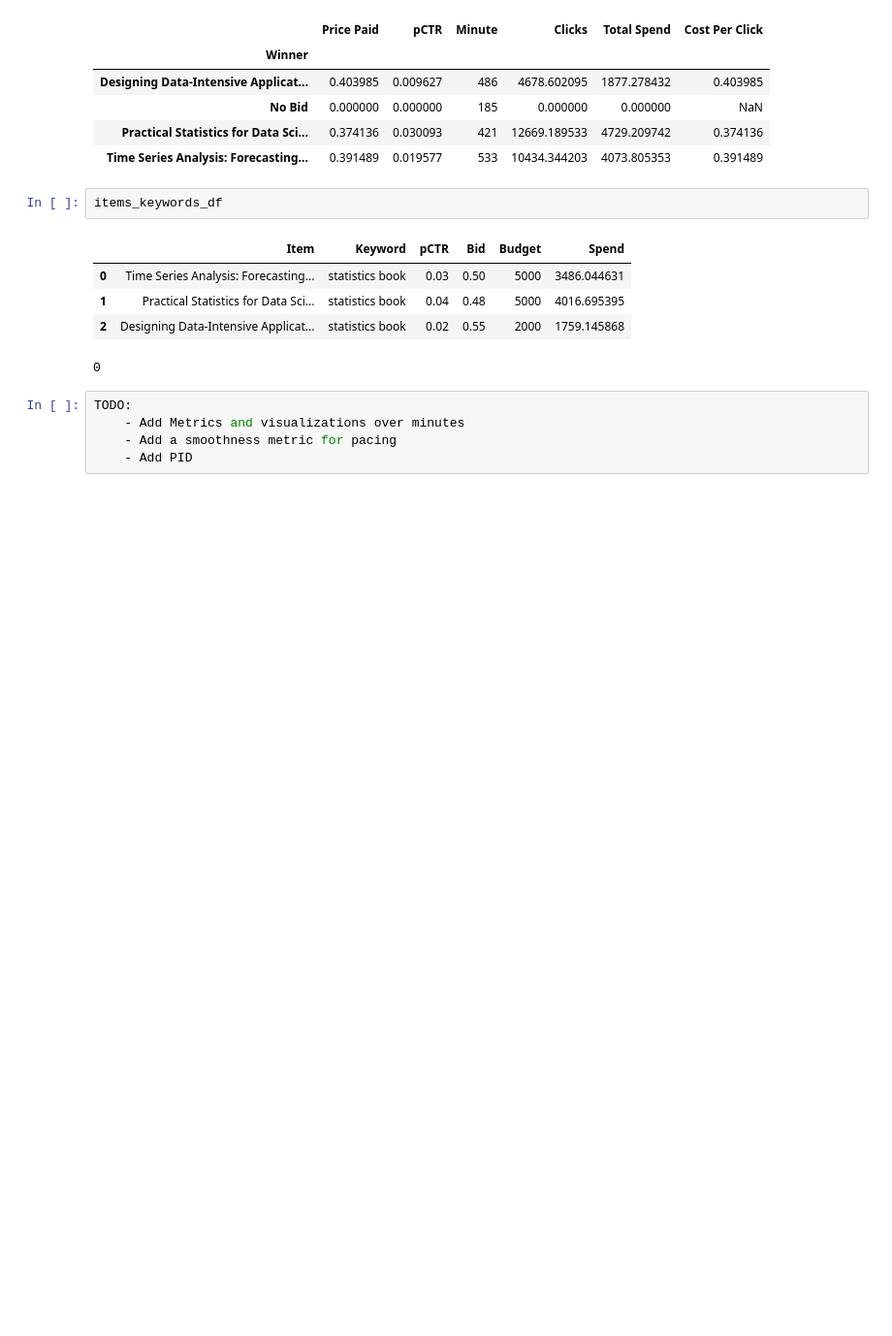
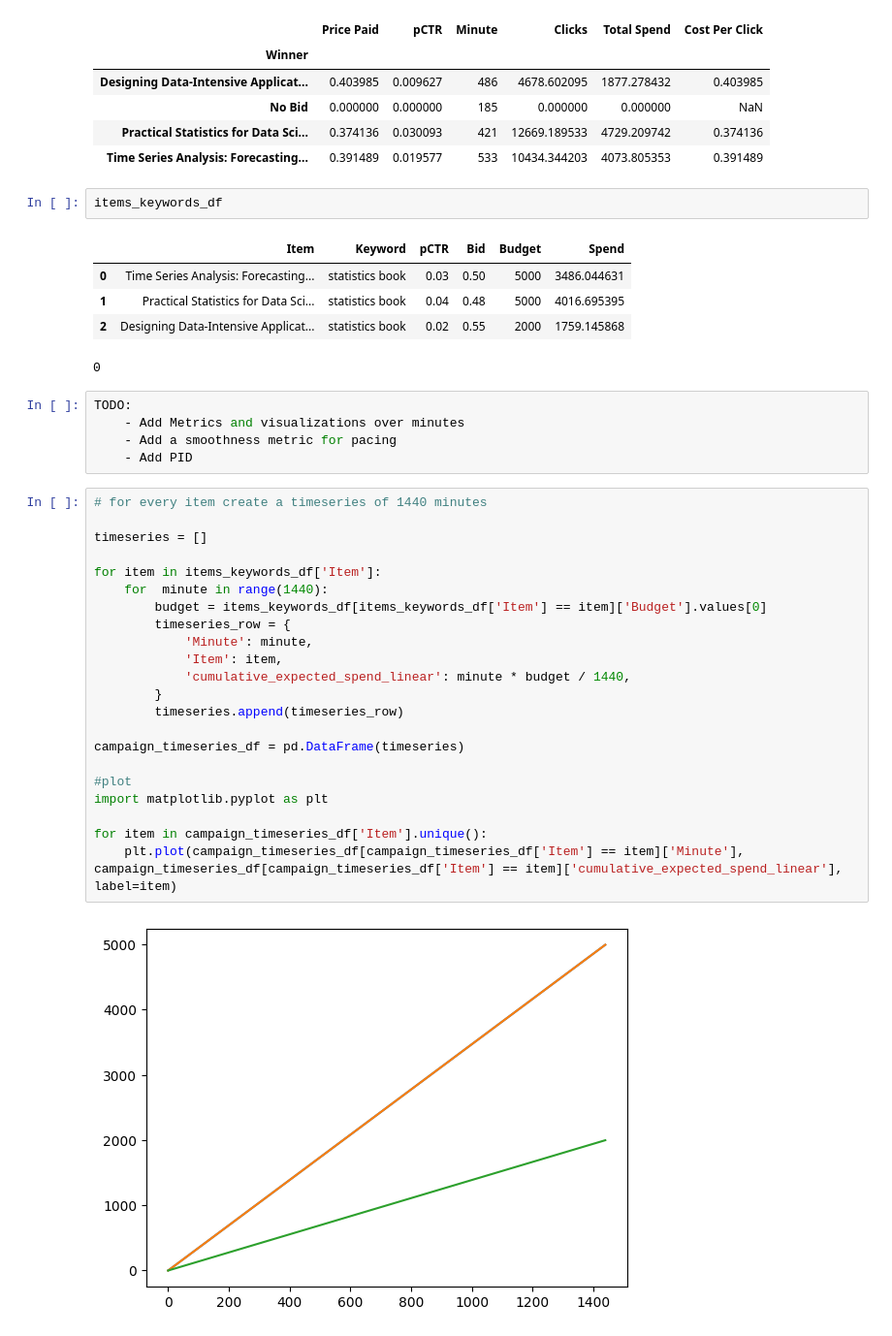
Before and after one commit to roolvp/advertising-control, a Jupyter notebook: 02_Sponsored_Search_Campaign_Budget_Pacing.ipynb, the cells around one changed output. Shown at 97% size. Saved outputs shown, nothing was run; the diff lists cells and outputs as text; blank space fills up the shorter version.

```diff
--- a/02_Sponsored_Search_Campaign_Budget_Pacing.ipynb
+++ b/02_Sponsored_Search_Campaign_Budget_Pacing.ipynb
@@ -203,3 +203,27 @@ TODO:
     - Add Metrics and visualizations over minutes
     - Add a smoothness metric for pacing
     - Add PID
+# %%
+# for every item create a timeseries of 1440 minutes
+
+timeseries = []
+
+for item in items_keywords_df['Item']:
+    for  minute in range(1440):
+        budget = items_keywords_df[items_keywords_df['Item'] == item]['Budget'].values[0]
+        timeseries_row = {
+            'Minute': minute,
+            'Item': item,
+            'cumulative_expected_spend_linear': minute * budget / 1440,
+        }
+        timeseries.append(timeseries_row)
+
+campaign_timeseries_df = pd.DataFrame(timeseries)
+
+#plot
+import matplotlib.pyplot as plt
+
+for item in campaign_timeseries_df['Item'].unique():
+    plt.plot(campaign_timeseries_df[campaign_timeseries_df['Item'] == item]['Minute'], campaign_timeseries_df[campaign_timeseries_df['Item'] == item]['cumulative_expected_spend_linear'], label=item)
+# %% [output]
+[figure, added]
```
Also changed, not shown: parts of 1 cell of this notebook.
